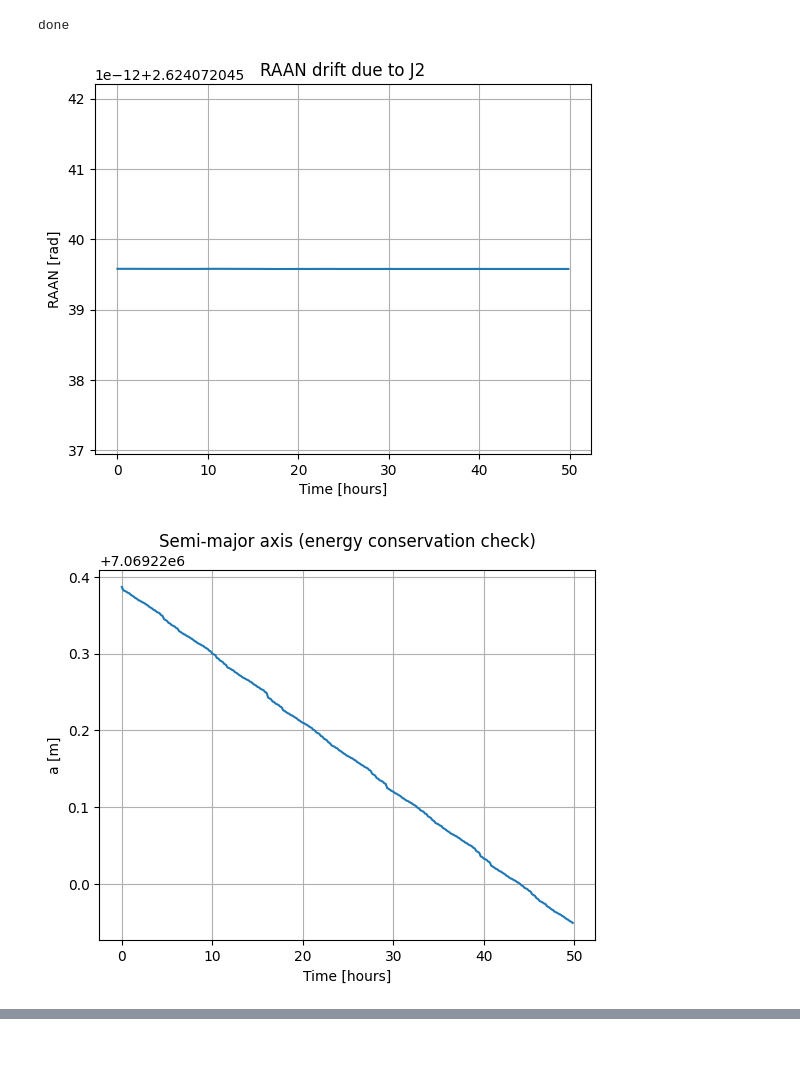
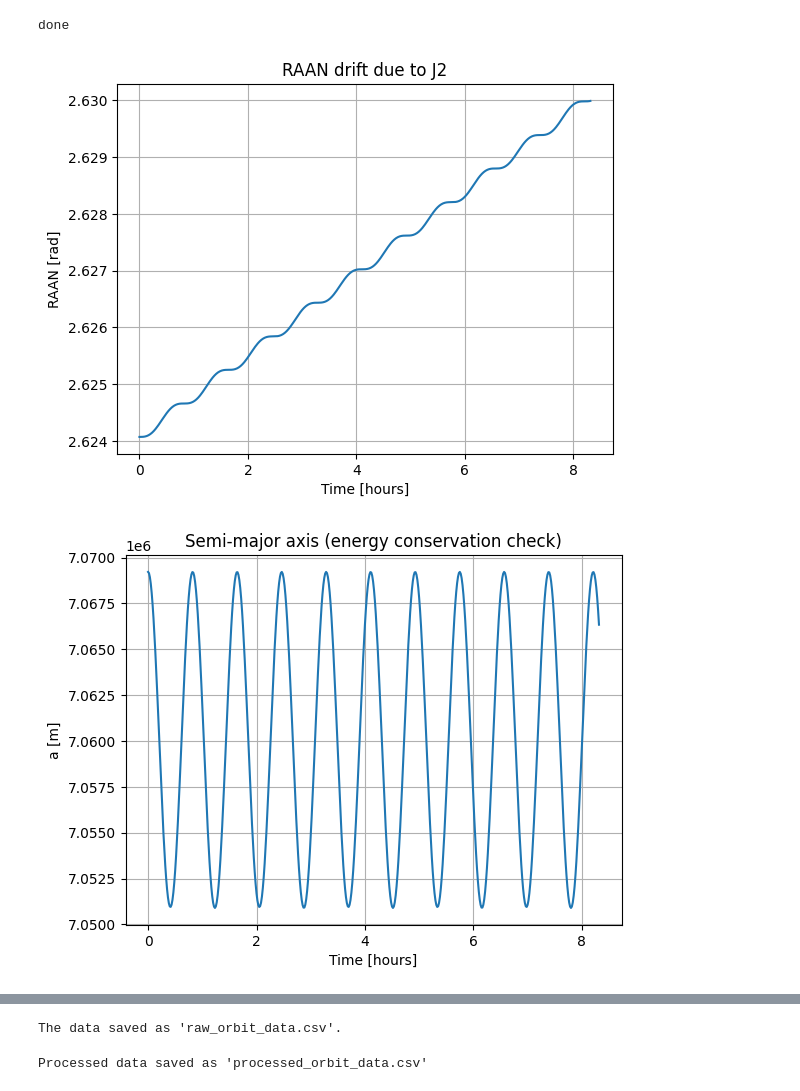
Before and after one commit to SS26-27-JMU-Praktikum-Koopman-EDMD/orekit-propagator, a Jupyter notebook: src/reference_propagator.ipynb, the cells around one changed output, grey strips where cells are left out. Drawn from its saved outputs; the diff is of its cells as text; code cells hidden in the pictures; blank space fills up the shorter version.

Commit message:
j2 and other j-effects have been added. Missing graphs have also been included. Additionally, .csv files have been generated for both raw and processed data.

```diff
--- a/src/reference_propagator.ipynb
+++ b/src/reference_propagator.ipynb
@@ -96,12 +101,17 @@ from org.orekit.forces.gravity import HolmesFeatherstoneAttractionModel
 from org.orekit.forces.gravity.potential import GravityFieldFactory
 from org.orekit.frames import ITRFVersion
 
-provider = GravityFieldFactory.getNormalizedProvider(2, 0)
+provider = GravityFieldFactory.getNormalizedProvider(30, 0)
 
 earthFrame = FramesFactory.getITRF(
     IERSConventions.IERS_2010,
     True
 )
+
+# Gravitational Force Model
+gravity_force = HolmesFeatherstoneAttractionModel(earthFrame, provider)
+
+propagator.addForceModel(gravity_force)
 
 import matplotlib.pyplot as plt
 
@@ -109,19 +119,25 @@ times = []
 raan = []
 omega = []
 a_list = []
+e_list = []
+i_list = []
+v_list = []
 
-for k in range(300):
-    t = k * 600.0  # 1-minute steps
+for k in range(500):
+    t = k * 60.0  # 1 -minute steps
 
     state = propagator.propagate(initialDate.shiftedBy(t))
     orbit = state.getOrbit()
 
     kepler = KeplerianOrbit(orbit)
 
-    times.append(t / 3600.0)  # hours
+    times.append(t / 3600)  # a minutes
     a_list.append(kepler.getA())
     raan.append(kepler.getRightAscensionOfAscendingNode())
     omega.append(kepler.getPerigeeArgument())
+    e_list.append(kepler.getE())
+    i_list.append(kepler.getI())
+    v_list.append(kepler.getTrueAnomaly())
 
 print("done")
 # %% [output]
@@ -129,24 +145,45 @@ done
 # %%
 plt.plot(times, raan)
 plt.title("RAAN drift due to J2")
 plt.xlabel("Time [hours]")
 plt.ylabel("RAAN [rad]")
 plt.grid()
 plt.show()
 
 plt.plot(times, a_list)
 plt.title("Semi-major axis (energy conservation check)")
 plt.xlabel("Time [hours]")
 plt.ylabel("a [m]")
 plt.grid()
 plt.show()
 
 plt.plot(times, omega)
 plt.title("Argument of perigee drift due to J2")
 plt.xlabel("Time [hours]")
 plt.ylabel("ω [rad]")
 plt.grid()
 plt.show()
+
+plt.plot(times, e_list)
+plt.title("e Orbital eccentricity")
+plt.xlabel("Time [hours]")
+plt.ylabel("e")
+plt.grid()
+plt.show()
+
+plt.plot(times, i_list)
+plt.title("Inclination")
+plt.xlabel("Time [hours]")
+plt.ylabel("i [rad]")
+plt.grid()
+plt.show()
+
+plt.plot(times, v_list)
+plt.title("True anomaly")
+plt.xlabel("Time [hours]")
+plt.ylabel("v [rad]")
+plt.grid()
+plt.show()
 # %% [output]
-[figure, old version]
+[figure, new version]
-[figure, old version]
+[figure, new version]
@@ -153,0 +194,34 @@ plt.show()
+# %%
+
+import pandas as pd
+
+df_raw = pd.DataFrame({
+    "t_hours": times, "a": a_list, "e": e_list,
+    "i": i_list, "omega": omega, "raan": raan, "v": v_list
+})
+
+df_raw.to_csv("raw_orbit_data.csv", index=False)
+print("The data saved as 'raw_orbit_data.csv'.")
+# %% [output]
+The data saved as 'raw_orbit_data.csv'.
+# %%
+# 6. HÜCRE
+import numpy as np
+from sklearn.preprocessing import MinMaxScaler
+
+df_proc = df_raw.copy()
+
+# convert angles sin/cos (i, omega, raan, v)
+for col in ['i', 'omega', 'raan', 'v']:
+    df_proc[f'sin_{col}'] = np.sin(df_proc[col])
+    df_proc[f'cos_{col}'] = np.cos(df_proc[col])
+    df_proc = df_proc.drop(columns=[col])
+
+# 'a' ve 'e' değerlerini normalize et (0-1 arası)
+scaler = MinMaxScaler()
+df_proc[['a', 'e']] = scaler.fit_transform(df_proc[['a', 'e']])
+
+df_proc.to_csv("processed_orbit_data.csv", index=False)
+print("Processed data saved as 'processed_orbit_data.csv'")
+# %% [output]
+Processed data saved as 'processed_orbit_data.csv'
```
Also changed, not shown: parts of 2 cells of this notebook, 2 other files.
